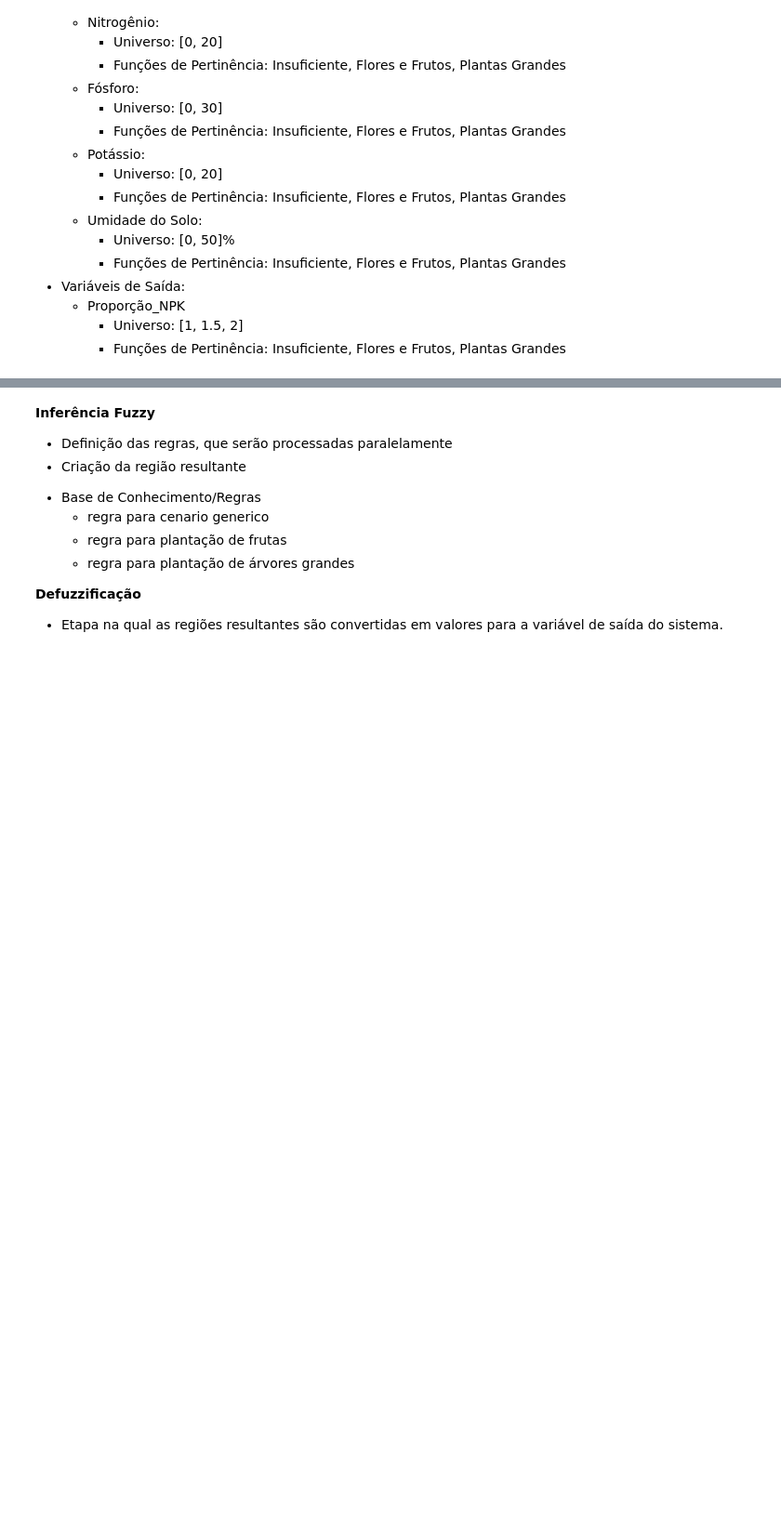
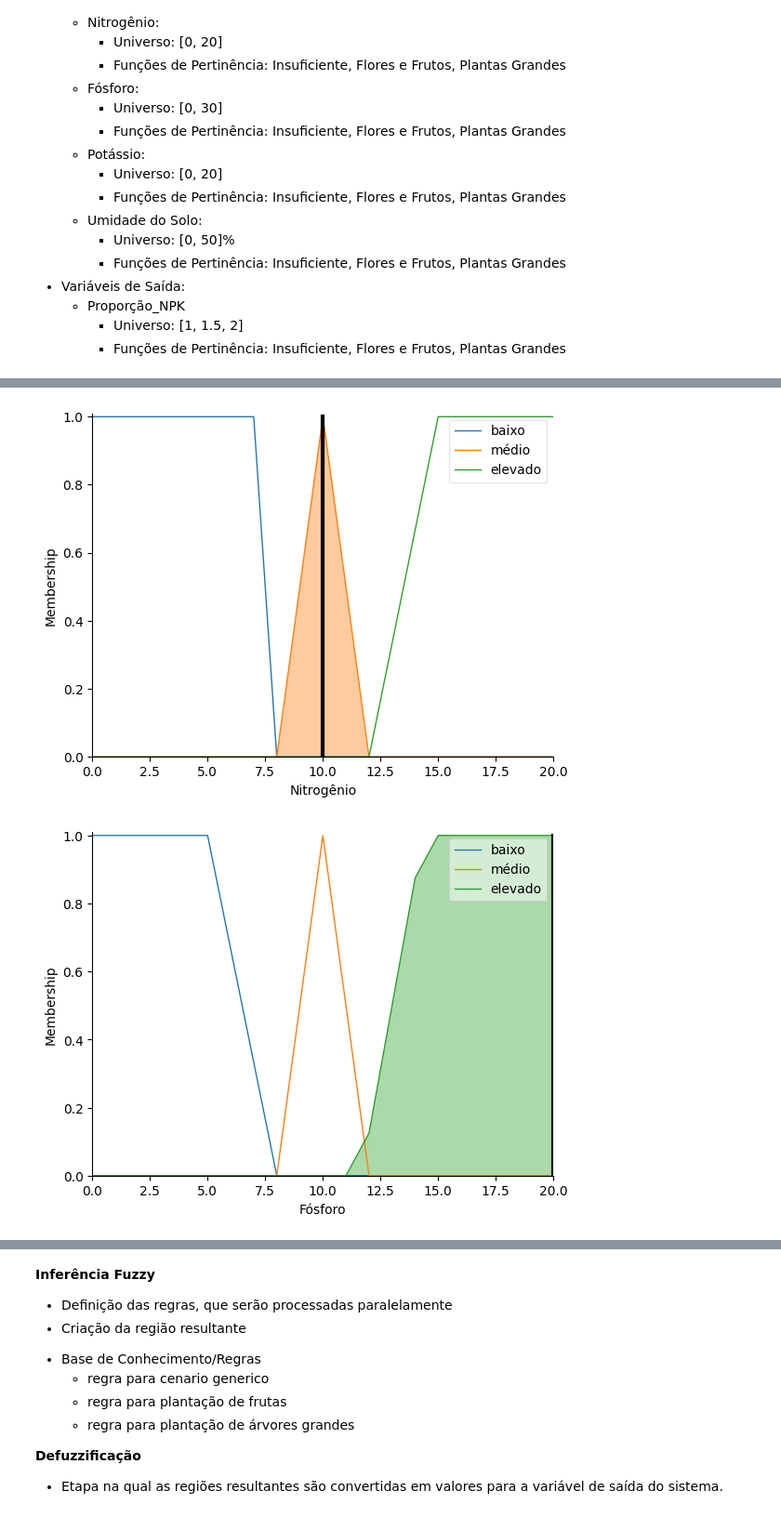
Before and after one commit to roninroxin/Eco_Sistema_Fuzzy_model, a Jupyter notebook: AlgoritmoFuzzyPI.ipynb, the cells around one changed output, grey strips where cells are left out. Shown at 93% size. Drawn from its saved outputs; the diff is of its cells as text; code cells hidden in the pictures; blank space fills up the shorter version.

Commit message:
Atualização do Modelo Fuzzy

```diff
--- a/AlgoritmoFuzzyPI.ipynb
+++ b/AlgoritmoFuzzyPI.ipynb
@@ -52,0 +114,37 @@ Sistema fuzzy para modelar a eficiência do adubo organomineral analizando as qu
+# %%
+# Base de Conhecimento/Regras
+regra1 = ctrl.Rule(nitrogenio['médio'] & fosforo['médio'], proporcao_np['Genérico'] )
+regra2 = ctrl.Rule(fosforo['elevado'] & potassio['elevado'], proporcao_np['Flores e Frutas'])
+regra3 = ctrl.Rule(nitrogenio['elevado'] & umidade['elevado'] & (fosforo['médio'] | potassio['médio']), proporcao_np['Plantas Grandes'])
+regra4 = ctrl.Rule(nitrogenio['baixo'] & fosforo['baixo'] & potassio['baixo'], proporcao_np['Pobre em Nutrientes'])
+regra5 = ctrl.Rule(nitrogenio['médio'] & fosforo['médio'] & potassio['médio'] & umidade['médio'], proporcao_np['Equilibrado'])
+regra6 = ctrl.Rule(nitrogenio['elevado'] & fosforo['baixo'] & potassio['elevado'], proporcao_np['Crescimento Vegetativo'])
+regra7 = ctrl.Rule(fosforo['elevado'] & umidade['baixo'], proporcao_np['Flores e Frutas'])
+regra8 = ctrl.Rule(potassio['elevado'] & nitrogenio['baixo'], proporcao_np['Resistência a Doenças'])
+regra9 = ctrl.Rule(umidade['elevado'] & fosforo['médio'] & potassio['baixo'], proporcao_np['Plantas Aquáticas'])
+regra10 = ctrl.Rule(nitrogenio['baixo'] & umidade['médio'], proporcao_np['Cactos e Suculentas'])
+
+
+# Sistema Fuzzy e Simulação
+validade_ctrl = ctrl.ControlSystem([regra1, regra2, regra3, regra4, regra5, regra6, regra7, regra8, regra9, regra10])
+validade_simulador = ctrl.ControlSystemSimulation(validade_ctrl)
+
+mock = [10, # N
+        20, # P
+        20, # K
+        12] # Umidade
+
+validade_simulador.input["Nitrogênio"] = mock[0]
+validade_simulador.input["Fósforo"] = mock[1]
+validade_simulador.input["Potássio"] = mock[2]
+validade_simulador.input["Umidade do Solo"] = mock[3]
+
+# Computando o resultado (Inferência Fuzzy + Defuzzificação)
+validade_simulador.compute()
+nitrogenio.view(sim=validade_simulador)
+fosforo.view(sim=validade_simulador)
+potassio.view(sim=validade_simulador)
+umidade.view(sim=validade_simulador)
+# %% [output]
+[figure, added]
+[figure, added]
```
Also changed, not shown: parts of 5 cells of this notebook.
